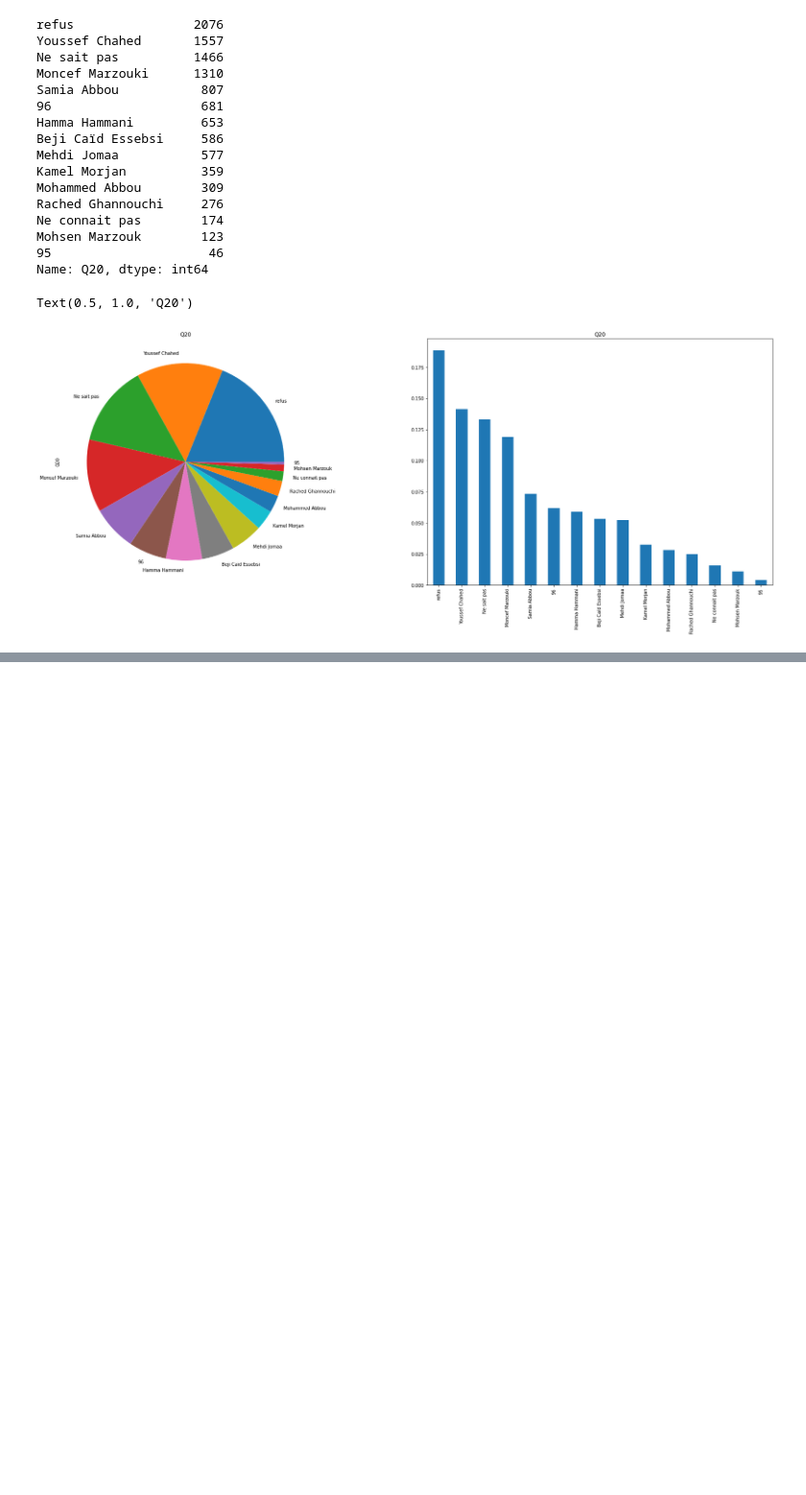
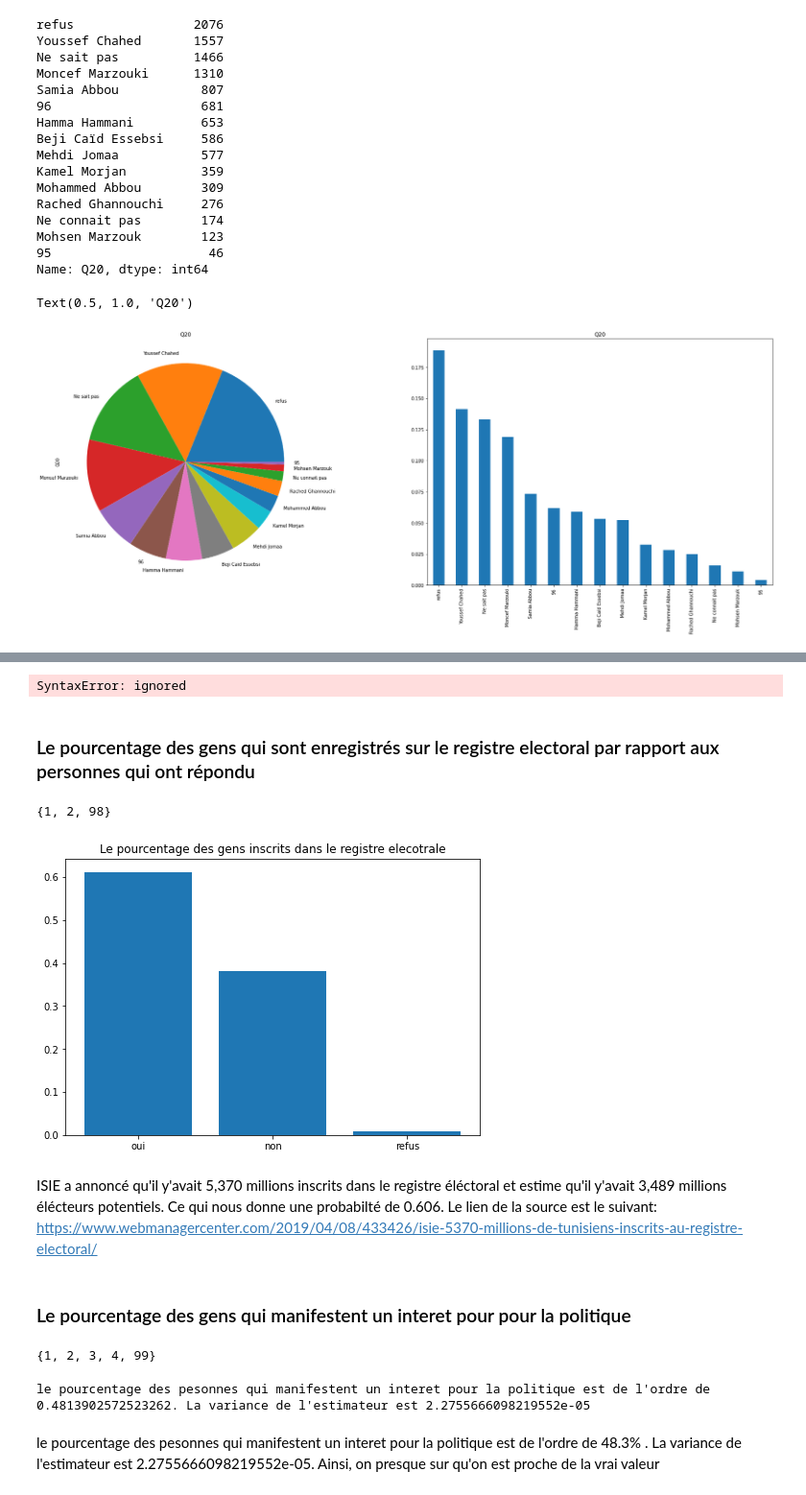
Before and after one commit to med-tz/elelction_Tunisie, a Jupyter notebook: Source.ipynb, the cells around one changed output, grey strips where cells are left out. Shown at 96% size. Drawn from its saved outputs; the diff is of its cells as text; code cells hidden in the pictures; blank space fills up the shorter version.

```diff
--- a/Source.ipynb
+++ b/Source.ipynb
@@ -188,0 +210,61 @@ Text(0.5, 1.0, 'Q20')
+# %%
+Base["groupe d'age"]= pd.cut(Base.Q5,bins=[0,25,50,75,100])
+copy = Base.copy()
+varc='Q20'
+Dict={1:"Beji Caïd Essebsi",2:"Moncef Marzouki",3:"Mehdi Jomaa",4:"Rached Ghannouchi",5:"Samia Abbou",6:"Mohammed Abbou",7:"Hamma Hammani",8:"Youssef Chahed",9:"Kamel Morjan",
+      10:"Mohsen Marzouk",98:"refus",97:"Ne sait pas",99:"Ne connait pas"}
+copy.replace(to_replace={varc: Dict},inplace=True)
+#Apercu générale sur la variable
+print(copy.groupby("varc").value_counts
+
+
+
+#Distribution de la variable
+plt.subplot(1,2,1)
+copy[varc].value_counts(normalize=True).plot(kind='pie')
+plt.title(varc)
+
+#Distribution de la variable
+plt.subplot(1,2,2)
+copy[varc].value_counts(normalize=True).plot(kind='bar')
+plt.title(varc)
+# %% [output]
+SyntaxError: ignored
+# %% [markdown]
+### Le pourcentage des gens qui sont enregistrés sur le registre electoral par rapport aux personnes qui ont répondu
+# %%
+Base=pd.read_excel("/content/Base.xlsx")
+set(Base["Q12"])
+# %% [output]
+{1, 2, 98}
+# %%
+x=["oui","non","refus"]
+y=[Base[Base["Q12"]==1].count()[0],Base[Base["Q12"]==2].count()[0],Base[Base["Q12"]==98].count()[0]]
+y=y/sum(y)
+fig = plt.figure()
+ax = fig.add_axes([0,0,1,1])
+ax.bar(x,y)
+plt.title("Le pourcentage des gens inscrits dans le registre elecotrale")
+plt.show()
+# %% [output]
+[figure, added]
+# %% [markdown]
+ISIE a annoncé qu'il y'avait 5,370 millions inscrits dans le registre éléctoral et estime qu'il y'avait 3,489 millions élécteurs potentiels. Ce qui nous donne une probabilté de 0.606.
+Le lien de la source est le suivant: https://www.webmanagercenter.com/2019/04/08/433426/isie-5370-millions-de-tunisiens-inscrits-au-registre-electoral/
+# %% [markdown]
+### Le pourcentage des gens qui manifestent un interet pour pour la politique
+# %%
+Base=pd.read_excel("/content/Base.xlsx")
+set(Base["Q17"])
+# %% [output]
+{1, 2, 3, 4, 99}
+# %%
+nb_total=Base[~Base['Q17'].isin([99])].count()[0]
+p=Base[Base["Q17"].isin([1,2])].count()[0]/nb_total
+f=nb_total/11960000
+var=(1-f)*p*(1-p)/(nb_total-1)
+print("le pourcentage des pesonnes qui manifestent un interet pour la politique est de l'ordre de {}. La variance de l'estimateur est {}".format(p,var))
+# %% [output]
+le pourcentage des pesonnes qui manifestent un interet pour la politique est de l'ordre de 0.4813902572523262. La variance de l'estimateur est 2.2755666098219552e-05
+# %% [markdown]
+le pourcentage des pesonnes qui manifestent un interet pour la politique est de l'ordre de 48.3% . La variance de l'estimateur est 2.2755666098219552e-05. Ainsi, on presque sur qu'on est proche de la vrai valeur
```
Also changed, not shown: parts of 85 cells of this notebook.
